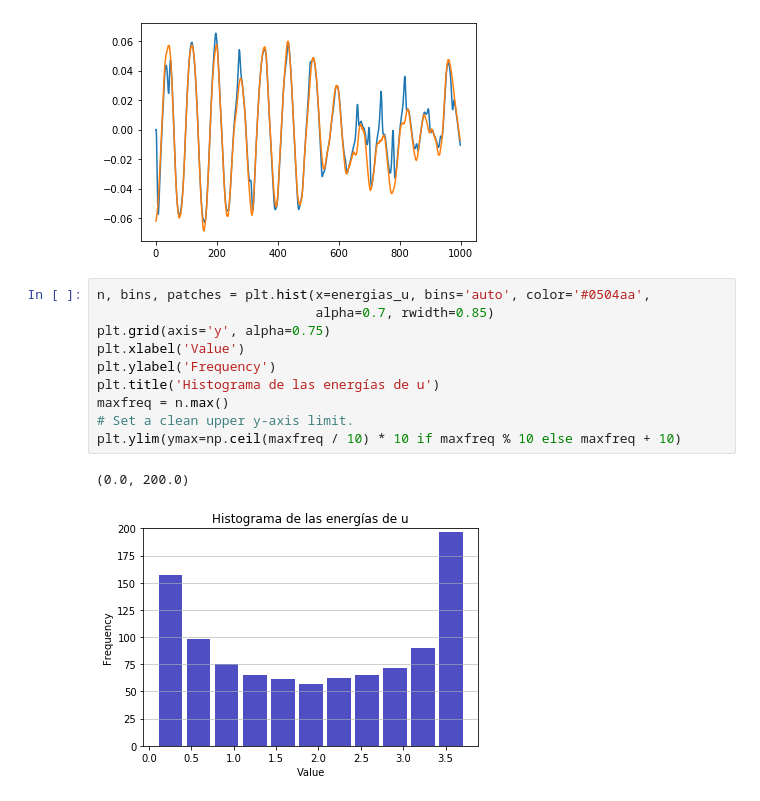
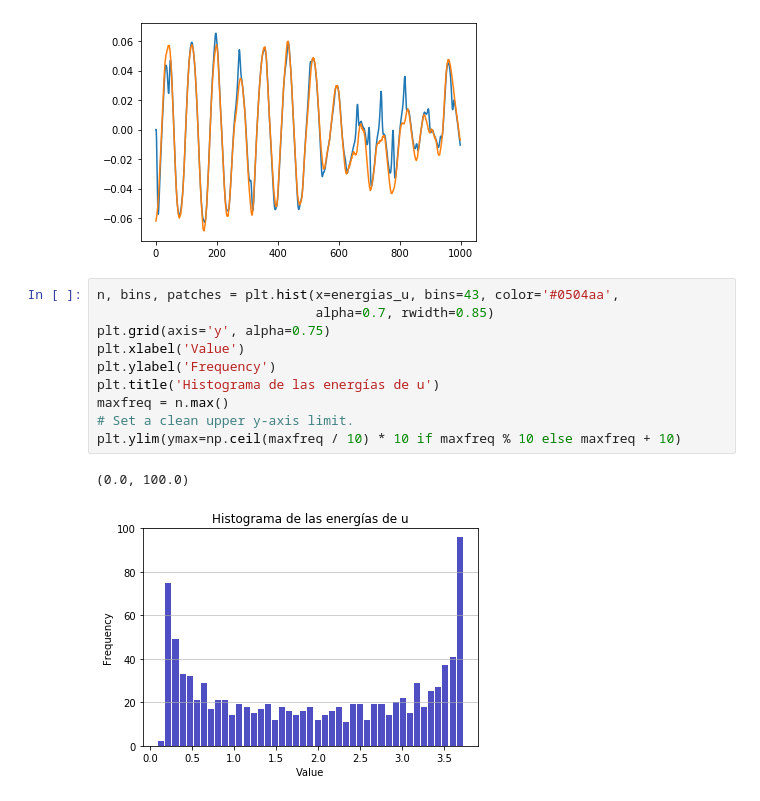
Before and after one commit to jmestanza/Echo_cancellation, a Jupyter notebook: NLMS.ipynb, the cells around one changed output. Drawn from its saved outputs; the diff is of its cells as text.

```diff
--- a/NLMS.ipynb
+++ b/NLMS.ipynb
@@ -229,15 +229,15 @@ plt.plot(np.flip(auxdz))
 [<matplotlib.lines.Line2D at 0x...>]
 [figure]
 # %%
-n, bins, patches = plt.hist(x=energias_u, bins='auto', color='#0504aa',
+n, bins, patches = plt.hist(x=energias_u, bins=43, color='#0504aa',
                             alpha=0.7, rwidth=0.85)
 plt.grid(axis='y', alpha=0.75)
 plt.xlabel('Value')
 plt.ylabel('Frequency')
 plt.title('Histograma de las energías de u')
 maxfreq = n.max()
 # Set a clean upper y-axis limit.
 plt.ylim(ymax=np.ceil(maxfreq / 10) * 10 if maxfreq % 10 else maxfreq + 10)
 # %% [output]
-(0.0, 200.0)
+(0.0, 100.0)
-[figure, old version]
+[figure, new version]
```
